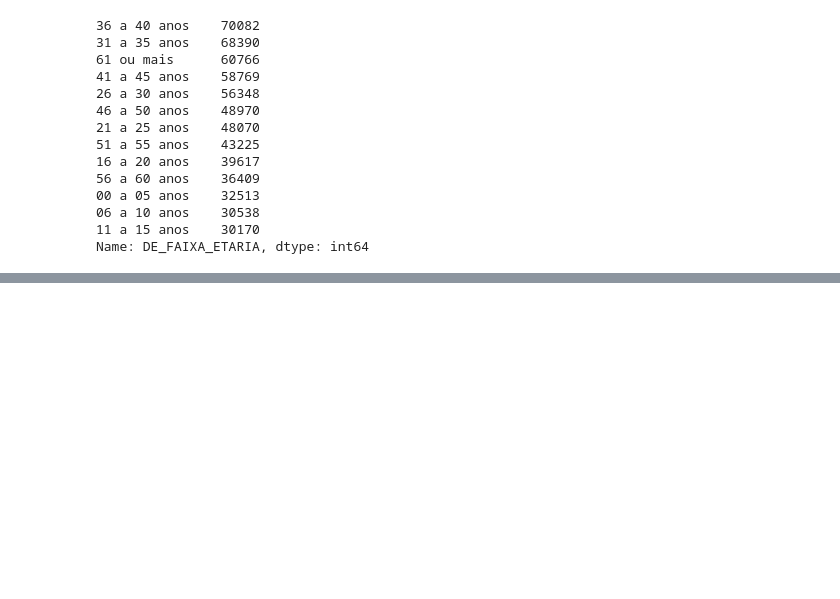
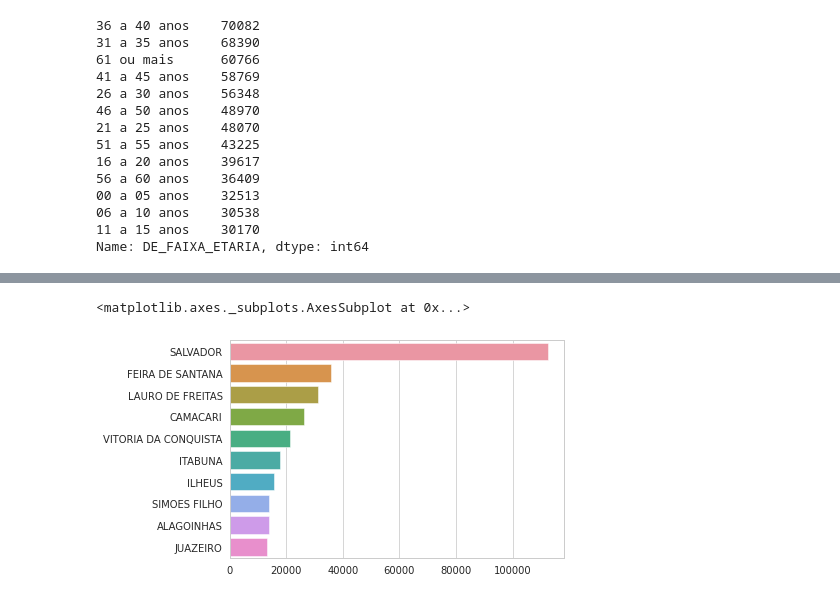
Before and after one commit to cidosjr/random-projects, a Jupyter notebook: Notebooks/informacoes_consolidadas_de_beneficiários_ben202004_BA.ipynb, the cells around one changed output, grey strips where cells are left out. Cells and saved outputs as stored; diff of their text form; code cells hidden in the pictures; blank space fills up the shorter version.

```diff
--- a/Notebooks/informacoes_consolidadas_de_beneficiários_ben202004_BA.ipynb
+++ b/Notebooks/informacoes_consolidadas_de_beneficiários_ben202004_BA.ipynb
@@ -105,0 +123,8 @@ sns.countplot(
+# %%
+sns.barplot(
+    x = dataset['NM_MUNICIPIO'].value_counts()[:10].values,
+    y = dataset['NM_MUNICIPIO'].value_counts()[:10].index
+    )
+# %% [output]
+<matplotlib.axes._subplots.AxesSubplot at 0x...>
+[figure, added]
```
Also changed, not shown: parts of 4 cells of this notebook.
